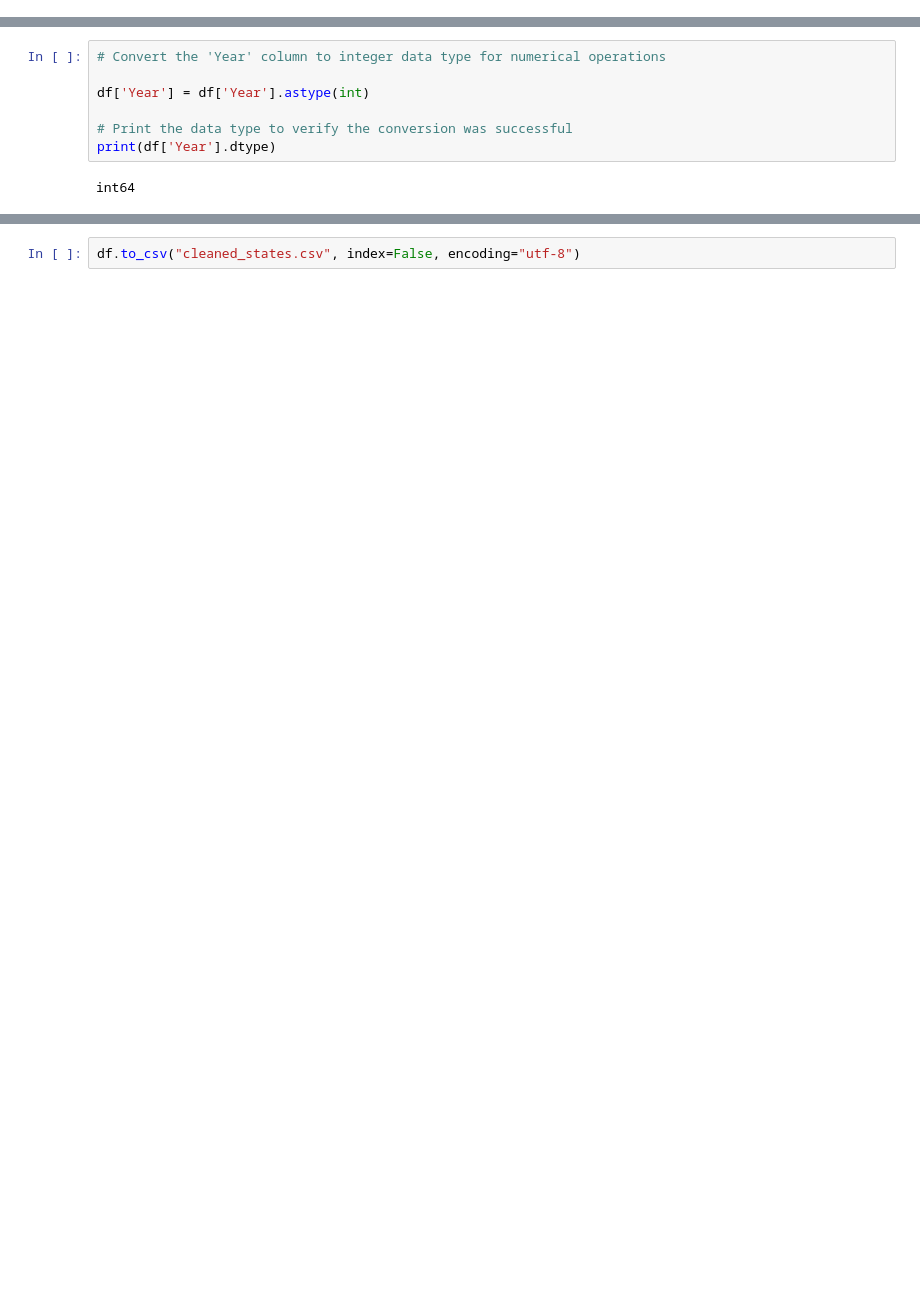
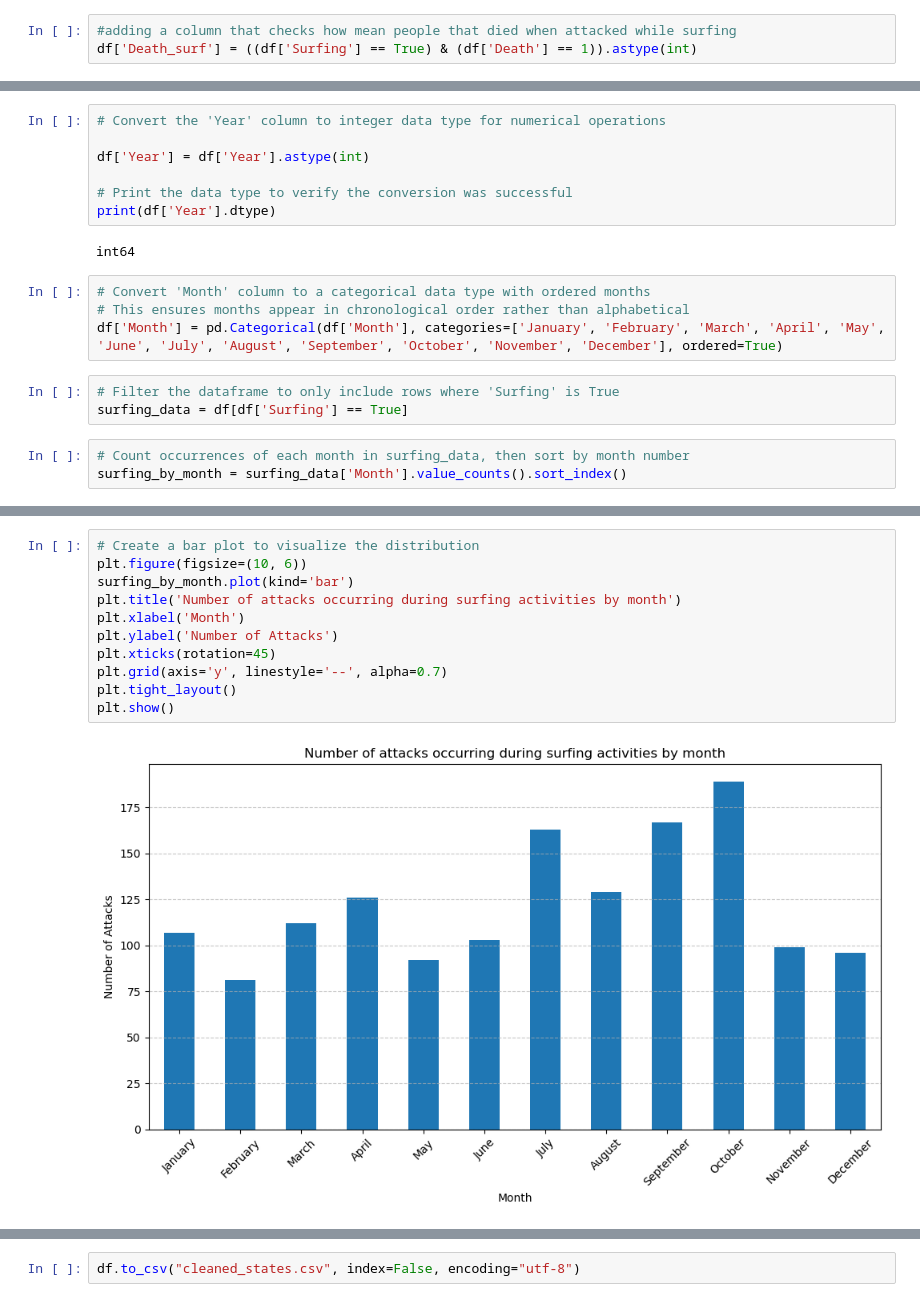
Before and after one commit to camilla-scandola/project-shark-attack, a Jupyter notebook: quest_sharkatack.ipynb, the cells around one changed output, grey strips where cells are left out. Drawn from its saved outputs; the diff is of its cells as text; blank space fills up the shorter version.

```diff
--- a/quest_sharkatack.ipynb
+++ b/quest_sharkatack.ipynb
@@ -440,0 +445,3 @@ Name: count, Length: 1504, dtype: int64
+# %%
+#adding a column that checks how mean people that died when attacked while surfing
+df['Death_surf'] = ((df['Surfing'] == True) & (df['Death'] == 1)).astype(int)
@@ -571,3 +597,13 @@ df['Year'] = df['Year'].astype(int)
 print(df['Year'].dtype)
 # %% [output]
 int64
+# %%
+# Convert 'Month' column to a categorical data type with ordered months
+# This ensures months appear in chronological order rather than alphabetical
+df['Month'] = pd.Categorical(df['Month'], categories=['January', 'February', 'March', 'April', 'May', 'June', 'July', 'August', 'September', 'October', 'November', 'December'], ordered=True)
+# %%
+# Filter the dataframe to only include rows where 'Surfing' is True
+surfing_data = df[df['Surfing'] == True]
+# %%
+# Count occurrences of each month in surfing_data, then sort by month number
+surfing_by_month = surfing_data['Month'].value_counts().sort_index()
@@ -573,0 +651,13 @@ int64
+# %%
+# Create a bar plot to visualize the distribution
+plt.figure(figsize=(10, 6))
+surfing_by_month.plot(kind='bar')
+plt.title('Number of attacks occurring during surfing activities by month')
+plt.xlabel('Month')
+plt.ylabel('Number of Attacks')
+plt.xticks(rotation=45)
+plt.grid(axis='y', linestyle='--', alpha=0.7)
+plt.tight_layout()
+plt.show()
+# %% [output]
+[figure, added]
```
Also changed, not shown: parts of 22 cells of this notebook, 1 other file.
